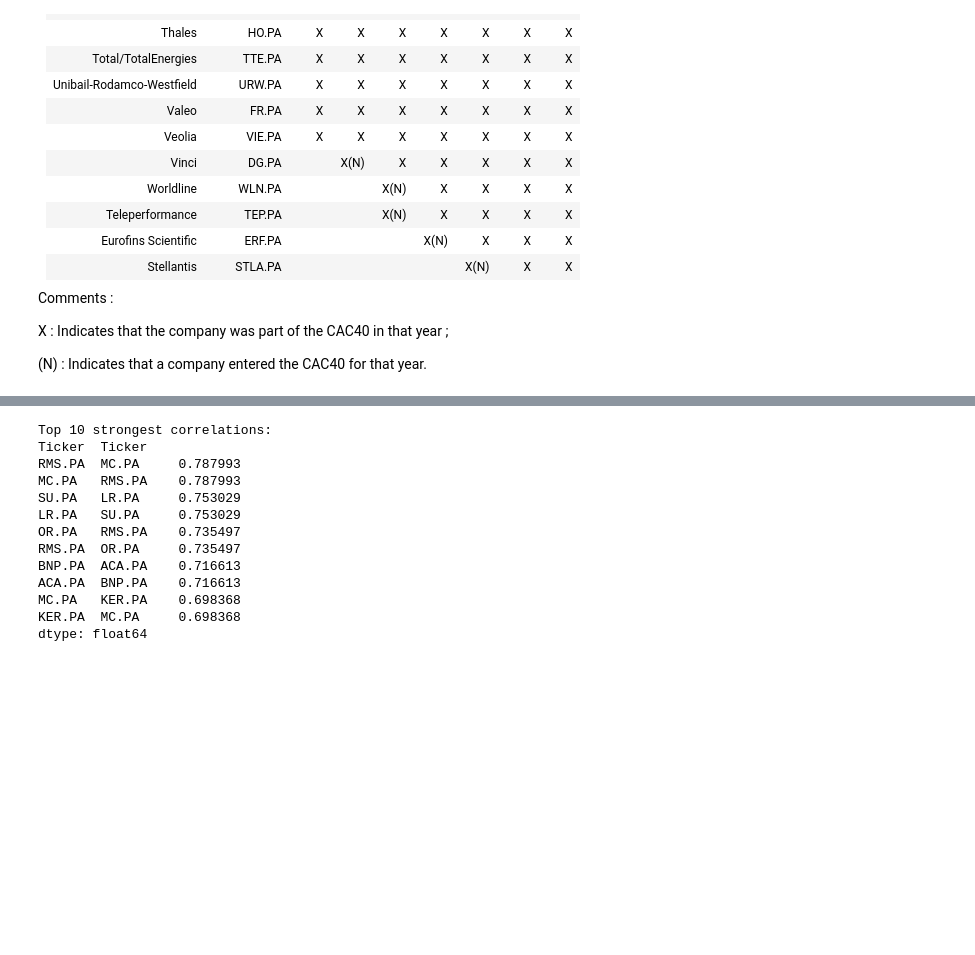
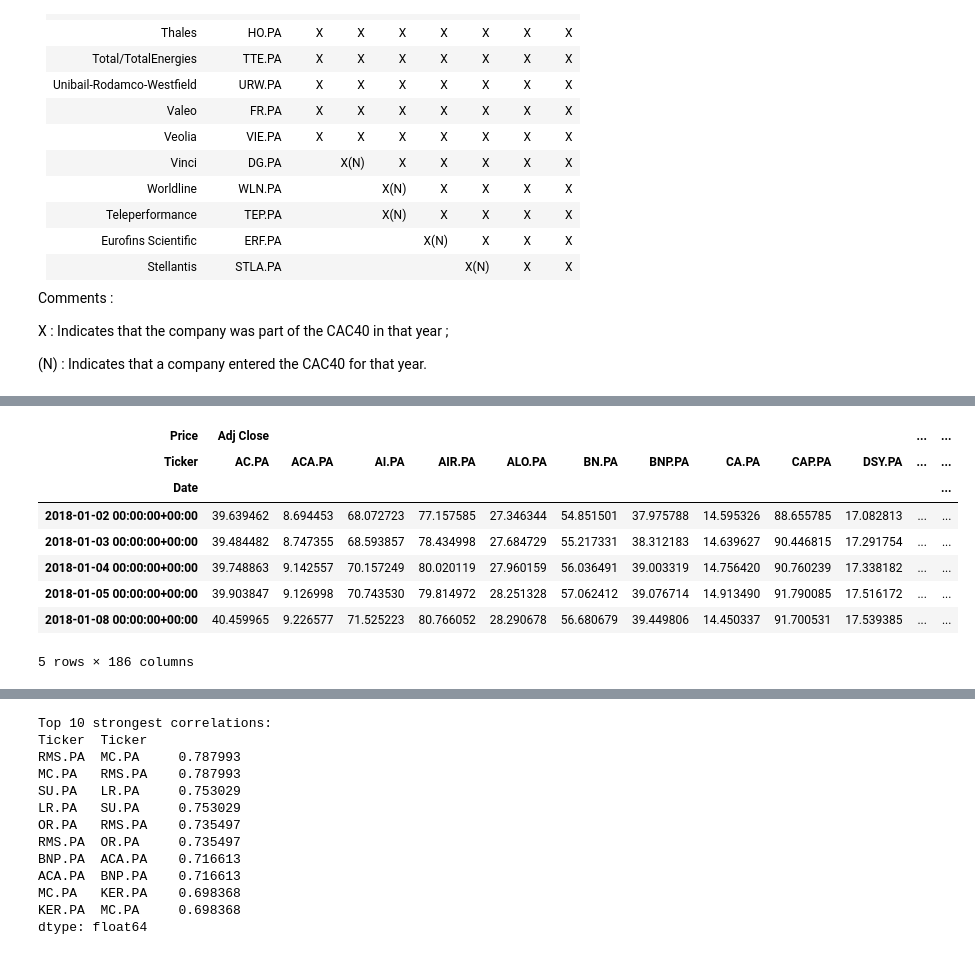
Before and after one commit to AntoineBuffandeau/Data_analysis_on_stocks, a Jupyter notebook: data_related_inn_fin.ipynb, the cells around one changed output, grey strips where cells are left out. Cells and saved outputs as stored; diff of their text form; code cells hidden in the pictures; blank space fills up the shorter version.

```diff
--- a/data_related_inn_fin.ipynb
+++ b/data_related_inn_fin.ipynb
@@ -185,0 +206,12 @@ Date
+# %%
+data.head()
+# %% [output]
+| Price | Adj Close |  |  |  |  |  |  |  |  |  | ... | ... |
+| Ticker | AC.PA | ACA.PA | AI.PA | AIR.PA | ALO.PA | BN.PA | BNP.PA | CA.PA | CAP.PA | DSY.PA | ... | ... |
+| Date |  |  |  |  |  |  |  |  |  |  |  | ... |
+| 2018-01-02 00:00:00+00:00 | 39.639462 | 8.694453 | 68.072723 | 77.157585 | 27.346344 | 54.851501 | 37.975788 | 14.595326 | 88.655785 | 17.082813 | ... | ... |
+| 2018-01-03 00:00:00+00:00 | 39.484482 | 8.747355 | 68.593857 | 78.434998 | 27.684729 | 55.217331 | 38.312183 | 14.639627 | 90.446815 | 17.291754 | ... | ... |
+| 2018-01-04 00:00:00+00:00 | 39.748863 | 9.142557 | 70.157249 | 80.020119 | 27.960159 | 56.036491 | 39.003319 | 14.756420 | 90.760239 | 17.338182 | ... | ... |
+| 2018-01-05 00:00:00+00:00 | 39.903847 | 9.126998 | 70.743530 | 79.814972 | 28.251328 | 57.062412 | 39.076714 | 14.913490 | 91.790085 | 17.516172 | ... | ... |
+| 2018-01-08 00:00:00+00:00 | 40.459965 | 9.226577 | 71.525223 | 80.766052 | 28.290678 | 56.680679 | 39.449806 | 14.450337 | 91.700531 | 17.539385 | ... | ... |
+5 rows × 186 columns
```
Also changed, not shown: parts of 10 cells of this notebook.
